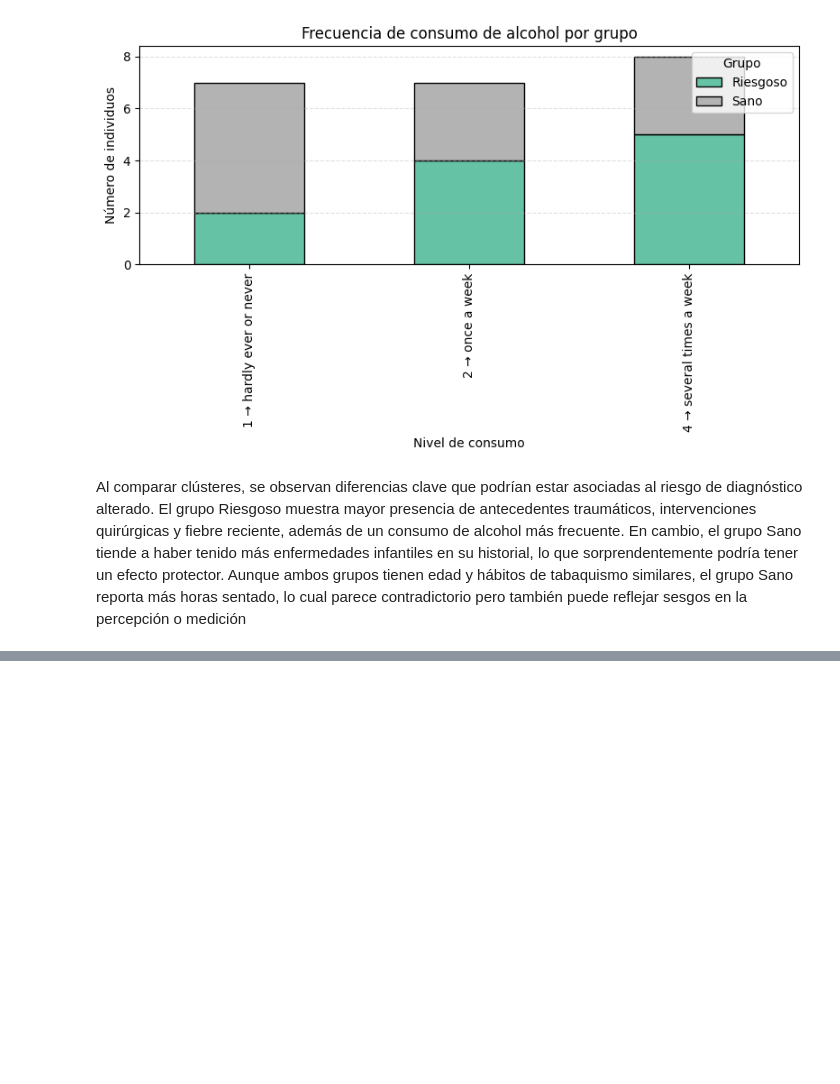
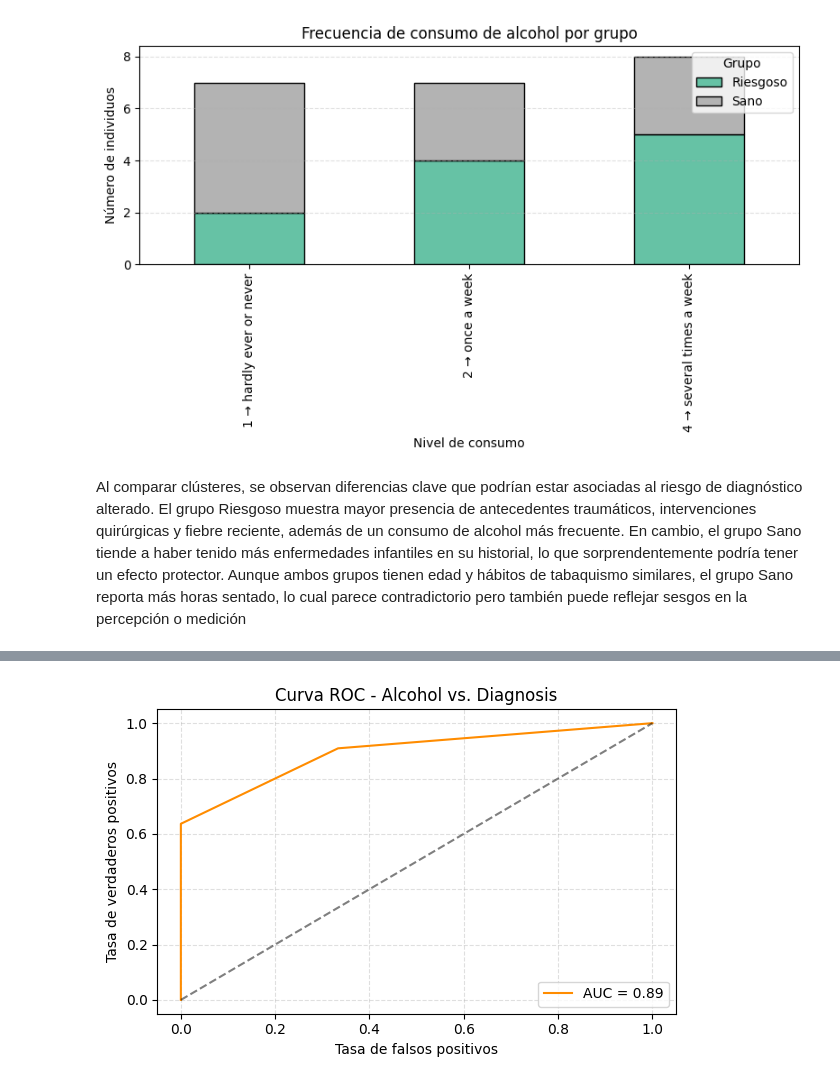
Before and after one commit to etha44a4n/ML-ProyectoFinal-Fertility, a Jupyter notebook: Fertility_dataset.ipynb, the cells around one changed output, grey strips where cells are left out. Cells and saved outputs as stored; diff of their text form; code cells hidden in the pictures; blank space fills up the shorter version.

Commit message:
Clasificación

```diff
--- a/Fertility_dataset.ipynb
+++ b/Fertility_dataset.ipynb
@@ -511,0 +531,23 @@ Al comparar clústeres, se observan diferencias clave que podrían estar asociad
+# %%
+# Variables
+X = df[['Frequency of alcohol consumption']]
+y = df['Diagnosis']  # 1 = Normal, 0 = Altered
+
+# Dividir dataset
+X_train, X_test, y_train, y_test = train_test_split(
+    X, y, test_size=0.25, stratify=y, random_state=42
+)
+# %%
+# Regresión logística con ajuste por desbalance
+model = LogisticRegression(class_weight='balanced', random_state=42)
+model.fit(X_train, y_train)
+
+# Predicción
+y_pred = model.predict(X_test)
+y_probs = model.predict_proba(X_test)[:, 1]  # Probabilidades de clase 'Normal' (1)
+
+# Métricas de desempeño
+print("Matriz de confusión:\n", confusion_matrix(y_test, y_pred))
+print("\nReporte de clasificación:\n", classification_report(y_test, y_pred))
+print(f"\nROC AUC score: {roc_auc_score(y_test, y_probs):.3f}")
+print(f"\nCoeficiente de Alcohol: {model.coef_[0][0]:.3f} | Intercepto: {model.intercept_[0]:.3f}")
@@ -511,0 +573,15 @@ Al comparar clústeres, se observan diferencias clave que podrían estar asociad
+# %%
+fpr, tpr, _ = roc_curve(y_test, y_probs)
+
+plt.figure(figsize=(6, 4))
+plt.plot(fpr, tpr, label=f"AUC = {roc_auc_score(y_test, y_probs):.2f}", color='darkorange')
+plt.plot([0, 1], [0, 1], 'k--', alpha=0.5)
+plt.xlabel("Tasa de falsos positivos")
+plt.ylabel("Tasa de verdaderos positivos")
+plt.title("Curva ROC - Alcohol vs. Diagnosis")
+plt.legend(loc="lower right")
+plt.grid(True, linestyle='--', alpha=0.4)
+plt.tight_layout()
+plt.show()
+# %% [output]
+[figure, added]
```
Also changed, not shown: parts of 13 cells of this notebook.
